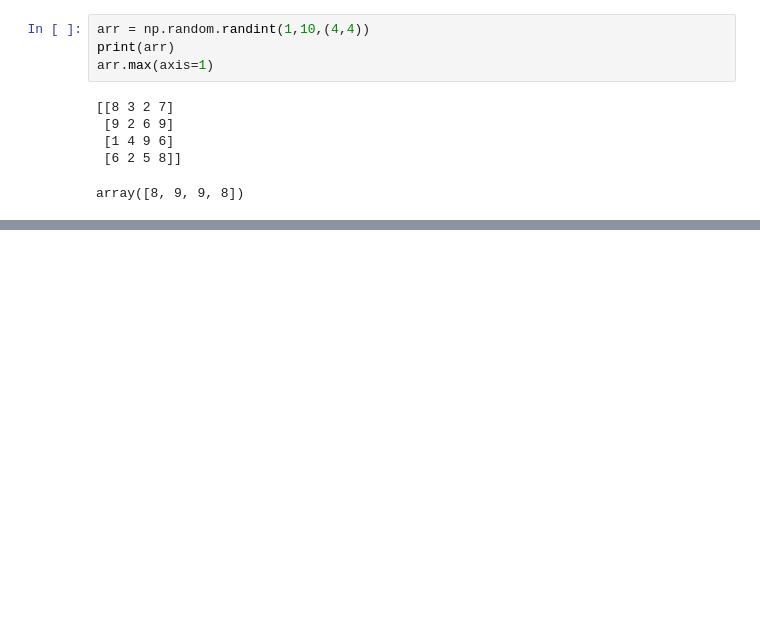
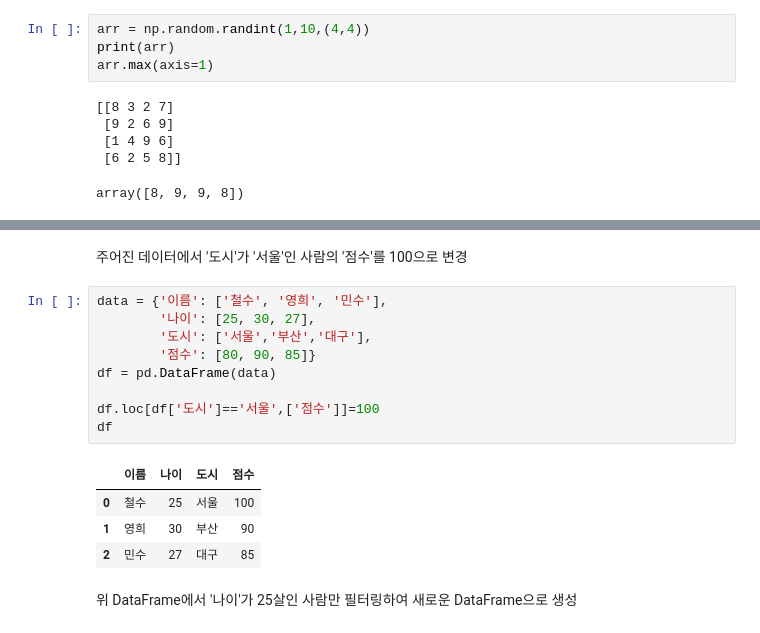
Before and after one commit to enlwlqrl007/workspace, a Jupyter notebook: 동성_빅데이터_Day0110.ipynb, the cells around one changed output, grey strips where cells are left out. Saved outputs shown, nothing was run; the diff lists cells and outputs as text; blank space fills up the shorter version.

```diff
--- a/동성_빅데이터_Day0110.ipynb
+++ b/동성_빅데이터_Day0110.ipynb
@@ -582,0 +1047,18 @@ array([8, 9, 9, 8])
+# %% [markdown]
+주어진 데이터에서 '도시'가 '서울'인 사람의 '점수'를 100으로 변경
+# %%
+data = {'이름': ['철수', '영희', '민수'],
+        '나이': [25, 30, 27],
+        '도시': ['서울','부산','대구'],
+        '점수': [80, 90, 85]}
+df = pd.DataFrame(data)
+
+df.loc[df['도시']=='서울',['점수']]=100
+df
+# %% [output]
+|  | 이름 | 나이 | 도시 | 점수 |
+| 0 | 철수 | 25 | 서울 | 100 |
+| 1 | 영희 | 30 | 부산 | 90 |
+| 2 | 민수 | 27 | 대구 | 85 |
+# %% [markdown]
+위 DataFrame에서 '나이'가 25살인 사람만 필터링하여 새로운 DataFrame으로 생성
```
Also changed, not shown: parts of 94 cells of this notebook.
